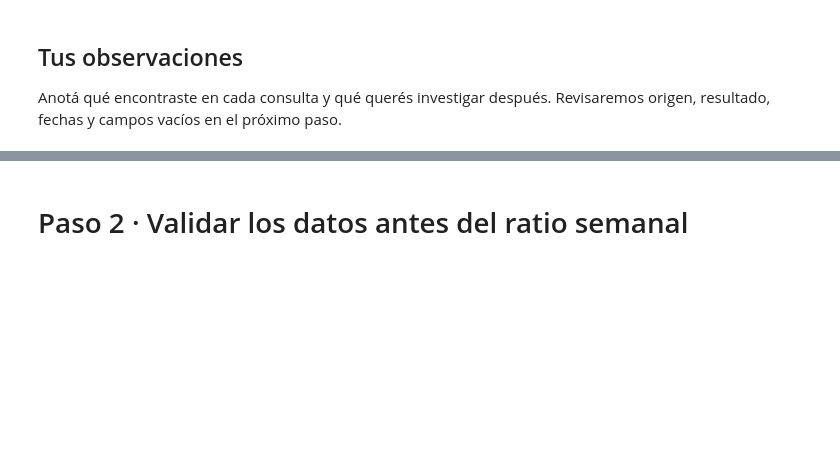
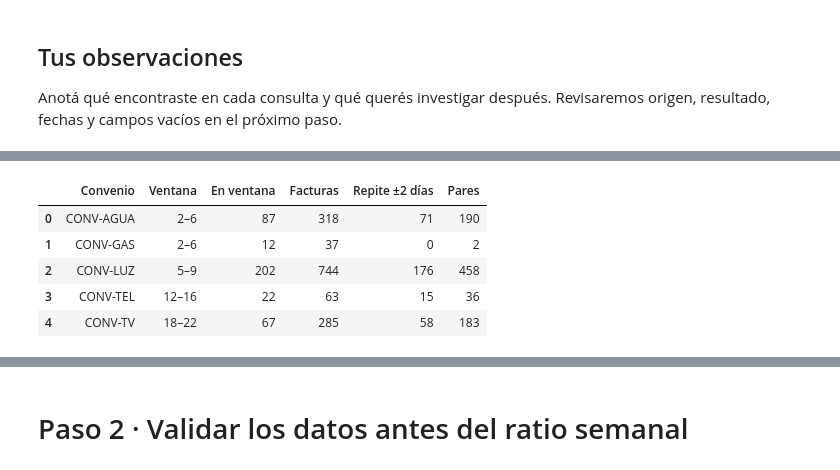
Before and after one commit to DaianaSep/tapi_Challenge, a Jupyter notebook: 01_exploracion_datos.ipynb, the cells around one changed output, grey strips where cells are left out. Cells and saved outputs as stored; diff of their text form; code cells hidden in the pictures; blank space fills up the shorter version.

```diff
--- a/01_exploracion_datos.ipynb
+++ b/01_exploracion_datos.ipynb
@@ -13,7 +12,7 @@ from urllib.request import urlretrieve
 import duckdb
 
 url_base = "https://raw.githubusercontent.com/DaianaSep/tapi_Challenge/main"
-archivos = {
+nombres = {
     "cuentas": "B_agenda_cuentas.csv",
     "consultas": "B_agenda_consultas.csv",
     "pagos": "B_agenda_pagos.csv",
@@ -24,7 +23,7 @@ carpeta.mkdir(exist_ok=True)
 
 nueva_conexion = duckdb.connect()
 try:
-    for tabla, archivo in archivos.items():
+    for tabla, archivo in nombres.items():
         destino = carpeta / archivo
         urlretrieve(f"{url_base}/{archivo}", destino)
         nueva_conexion.execute(
@@ -149,0 +354,24 @@ Anotá qué encontraste en cada consulta y qué querés investigar después. Rev
+# %%
+from collections import defaultdict
+
+primeras = base[2]
+por_cuenta = defaultdict(list)
+for (cuenta, convenio, vencimiento), fecha in primeras.items():
+    por_cuenta[(cuenta, convenio)].append(fecha)
+filas = []
+for convenio in convenios:
+    grupos = [sorted(fechas) for (cuenta, cv), fechas in por_cuenta.items() if cv == convenio]
+    dias = Counter(t.day for fechas in grupos for t in fechas)
+    inicio = max(range(1,28), key=lambda dia: sum(dias[d] for d in range(dia,dia+5)))
+    pares = [(a,b) for fechas in grupos for a,b in zip(fechas, fechas[1:])
+             if b.year*12+b.month == a.year*12+a.month+1]
+    filas.append((convenio, f"{inicio}–{inicio+4}", sum(dias[d] for d in range(inicio,inicio+5)),
+                  sum(dias.values()), sum(abs(a.day-b.day)<=2 for a,b in pares), len(pares)))
+pd.DataFrame(filas, columns=["Convenio","Ventana","En ventana","Facturas","Repite ±2 días","Pares"])
+# %% [output]
+|  | Convenio | Ventana | En ventana | Facturas | Repite ±2 días | Pares |
+| 0 | CONV-AGUA | 2–6 | 87 | 318 | 71 | 190 |
+| 1 | CONV-GAS | 2–6 | 12 | 37 | 0 | 2 |
+| 2 | CONV-LUZ | 5–9 | 202 | 744 | 176 | 458 |
+| 3 | CONV-TEL | 12–16 | 22 | 63 | 15 | 36 |
+| 4 | CONV-TV | 18–22 | 67 | 285 | 58 | 183 |
```
Also changed, not shown: parts of 22 cells of this notebook.
